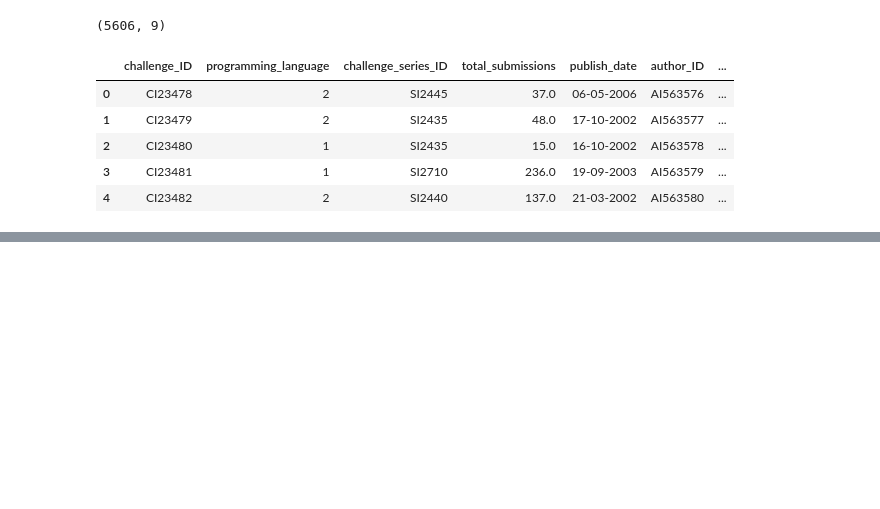
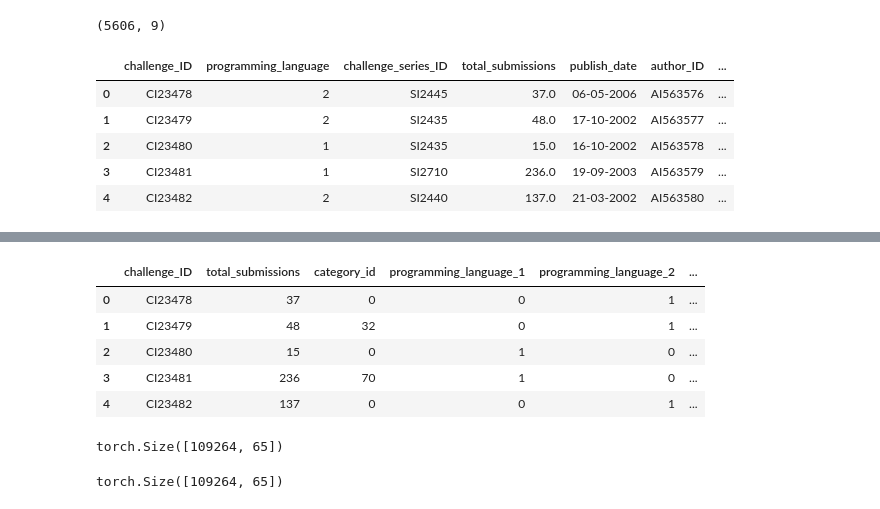
Before and after one commit to proafxin/janatahack, a Jupyter notebook: janatahack.ipynb, the cells around one changed output, grey strips where cells are left out. Saved outputs shown, nothing was run; the diff lists cells and outputs as text; code cells hidden in the pictures; blank space fills up the shorter version.

Commit message:
created input and output sequences

```diff
--- a/janatahack.ipynb
+++ b/janatahack.ipynb
@@ -89,0 +98,14 @@ challenges.tail()
+# %%
+drop_cols = [
+    'publish_date',
+    'author_gender',
+    'author_org_ID',
+    'author_ID',
+    'challenge_series_ID',
+]
+for col in drop_cols:
+    challenges = challenges.drop(col, axis=1)
+challenges = challenges.fillna(0)
+challenges['total_submissions'] = challenges['total_submissions'].astype(int)
+challenges['category_id'] = challenges['category_id'].astype(int)
+challenges = challenges.sort_values(by=['challenge_ID'])
@@ -89,0 +121,14 @@ challenges.tail()
+# %%
+challenges = pd.get_dummies(
+    challenges,
+    columns=['programming_language',],
+)
+# %%
+challenges.head()
+# %% [output]
+|  | challenge_ID | total_submissions | category_id | programming_language_1 | programming_language_2 | ... |
+| 0 | CI23478 | 37 | 0 | 0 | 1 | ... |
+| 1 | CI23479 | 48 | 32 | 0 | 1 | ... |
+| 2 | CI23480 | 15 | 0 | 1 | 0 | ... |
+| 3 | CI23481 | 236 | 70 | 1 | 0 | ... |
+| 4 | CI23482 | 137 | 0 | 0 | 1 | ... |
@@ -89,0 +145,10 @@ challenges.tail()
+# %%
+rows = df.to_numpy().tolist()
+outputs = randn(
+    len(df),
+    65,
+    device = device,
+)
+outputs.shape
+# %% [output]
+torch.Size([109264, 65])
@@ -89,0 +173,4 @@ challenges.tail()
+# %%
+outputs.shape
+# %% [output]
+torch.Size([109264, 65])
```
Also changed, not shown: parts of 29 cells of this notebook.
